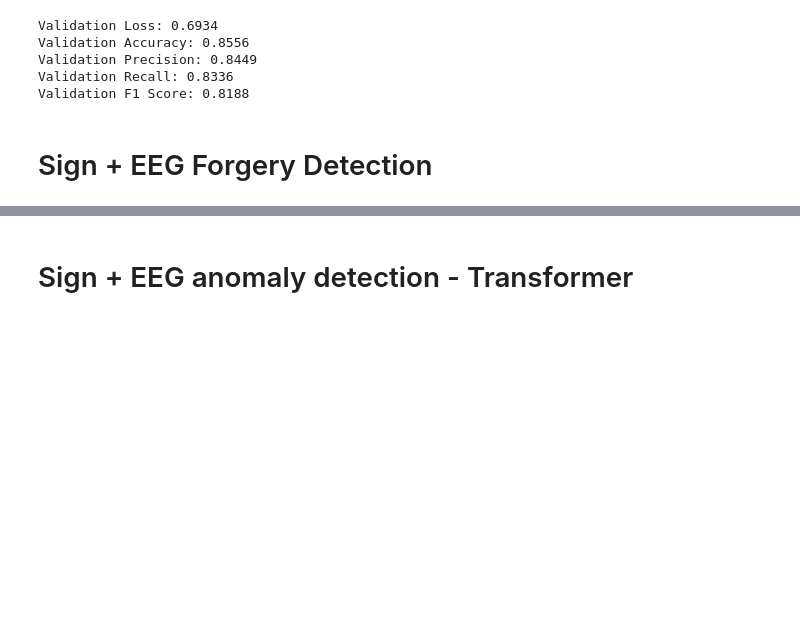
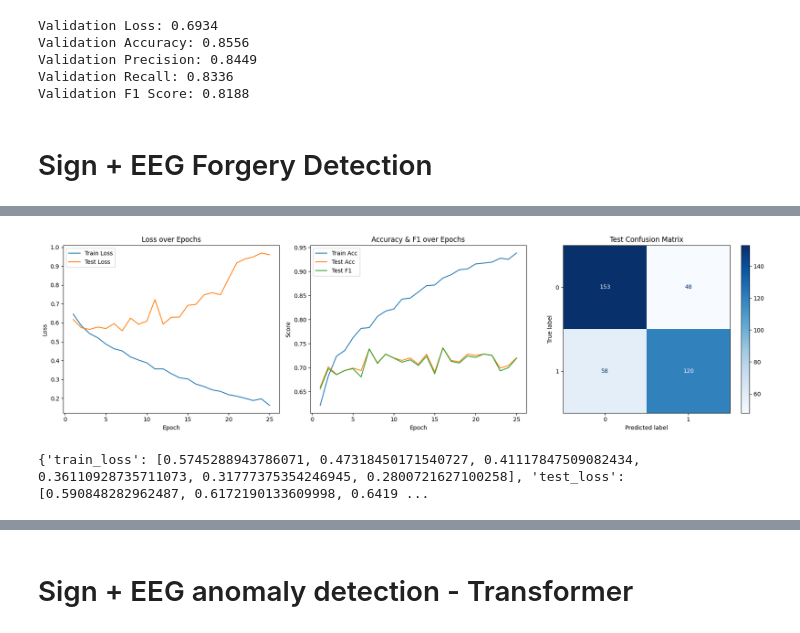
Before and after one commit to majesticloser47/Multimodal-Biometrics-Project, a Jupyter notebook: sign_eeg_feature_extraction.ipynb, the cells around one changed output, grey strips where cells are left out. Drawn from its saved outputs; the diff is of its cells as text; code cells hidden in the pictures; blank space fills up the shorter version.

Commit message:
tested different trails for forgery detection

```diff
--- a/sign_eeg_feature_extraction.ipynb
+++ b/sign_eeg_feature_extraction.ipynb
@@ -1152,7 +1151,7 @@ print([i for i in zip(val_labels, val_preds)])
 # %% [markdown]
 # Sign + EEG Forgery Detection
 # %%
-train_files_genuine, _, train_labels_genuine = get_dataset_files_and_user_ids(data_category=constants.ALL, data_type = constants.TRAIN, task = constants.IDENTIFY)
+train_files, _, train_labels = get_dataset_files_and_user_ids(data_category=constants.ALL, data_type = constants.TRAIN, task = constants.IDENTIFY)
 test_files, _, test_labels = get_dataset_files_and_user_ids(data_category=constants.ALL, data_type=constants.TEST, task = constants.IDENTIFY)
 val_files, _, val_labels = get_dataset_files_and_user_ids(data_category=constants.ALL, data_type=constants.VALIDATION, task = constants.IDENTIFY)
 
@@ -1296,10 +1333,17 @@ val_input = {
+# %%
+sign_ts_dim = sign_train_data[0].size(1)
+sign_cls_dim = sign_train_cls_tokens[0].size(0)
+sign_seq_len = sign_train_data[0].size(0)
+eeg_ts_dim = eeg_train_data[0].size(1)
+eeg_cls_dim = eeg_train_cls_tokens[0].size(0)
+eeg_seq_len = eeg_train_data[0].size(0)
 # %%
-batch_size = 8
-d_model = 128
+batch_size = 16
+d_model = 256
 num_classes = 2
 num_heads = 4
-num_layers = 6
-num_epochs = 15
+num_layers = 4
+num_epochs = 25
 
 train_loader = DataLoader(SignatureEEGDataset(train_input, num_classes), batch_size=batch_size, shuffle=True)
 test_loader = DataLoader(SignatureEEGDataset(test_input, num_classes), batch_size=batch_size, shuffle=False)
@@ -1433,3 +1503,39 @@ torch.save(model.state_dict(), f"/content/drive/MyDrive/dataset-final-project/mu
+# %%
+epochs = range(1, len(history['train_loss']) + 1)
+plt.figure(figsize=(18, 5))
+
+plt.subplot(1, 3, 1)
+plt.plot(epochs, history['train_loss'], label='Train Loss')
+plt.plot(epochs, history['test_loss'], label='Test Loss')
+plt.xlabel('Epoch')
+plt.ylabel('Loss')
+plt.title('Loss over Epochs')
+plt.legend()
+
+plt.subplot(1, 3, 2)
+plt.plot(epochs, history['train_acc'], label='Train Acc')
+plt.plot(epochs, history['test_acc'], label='Test Acc')
+plt.plot(epochs, history['test_f1'], label='Test F1')
+plt.xlabel('Epoch')
+plt.ylabel('Score')
+plt.title('Accuracy & F1 over Epochs')
+plt.legend()
+
+plt.subplot(1, 3, 3)
+ConfusionMatrixDisplay.from_predictions(test_labels, test_preds, cmap='Blues', ax=plt.gca())
+plt.title('Test Confusion Matrix')
+
+plt.tight_layout()
+plt.show()
+
+torch.save(model.state_dict(), f"/content/drive/MyDrive/dataset-final-project/forgery-model/forgery_model_{datetime.now().strftime('%m%d%Y-%H%M%S')}.pth")
+# torch.save(model.state_dict(), os.path.join(os.getenv("MODEL_PATH"), f"multimodal_model_{datetime.now().strftime('%m%d%Y-%H%M%S')}.pth"))
+# %% [output]
+[figure, added]
+# %%
+print(history)
+# %% [output]
+{'train_loss': [0.5745288943786071, 0.47318450171540727, 0.41117847509082434, 0.36110928735711073, 0.31777375354246945, 0.2800721627100258], 'test_loss': [0.590848282962487, 0.6172190133609998, 0.6419 ...
 # %%
 model.eval()
 val_loss = 0
```
Also changed, not shown: parts of 7 cells of this notebook.
